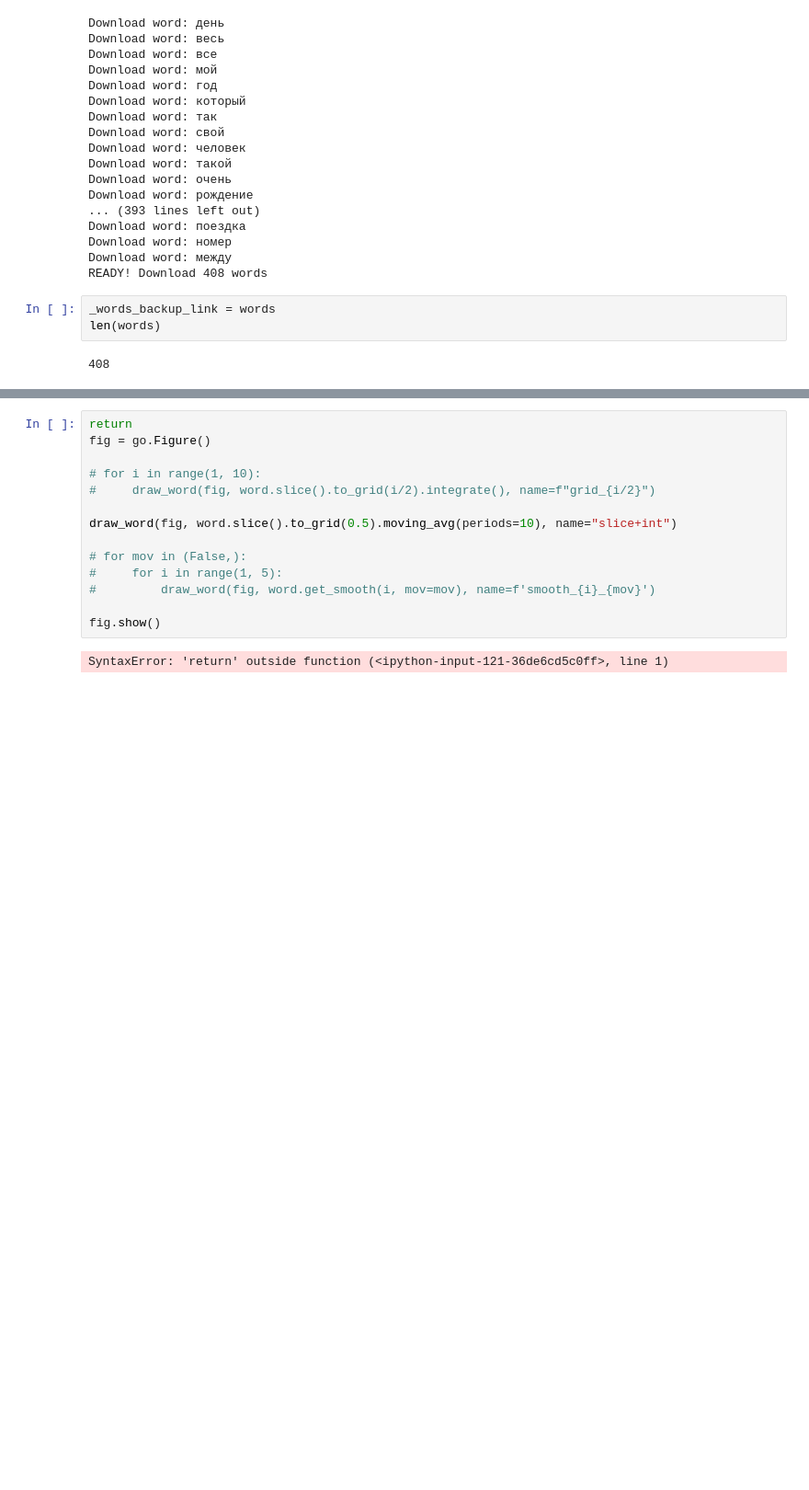
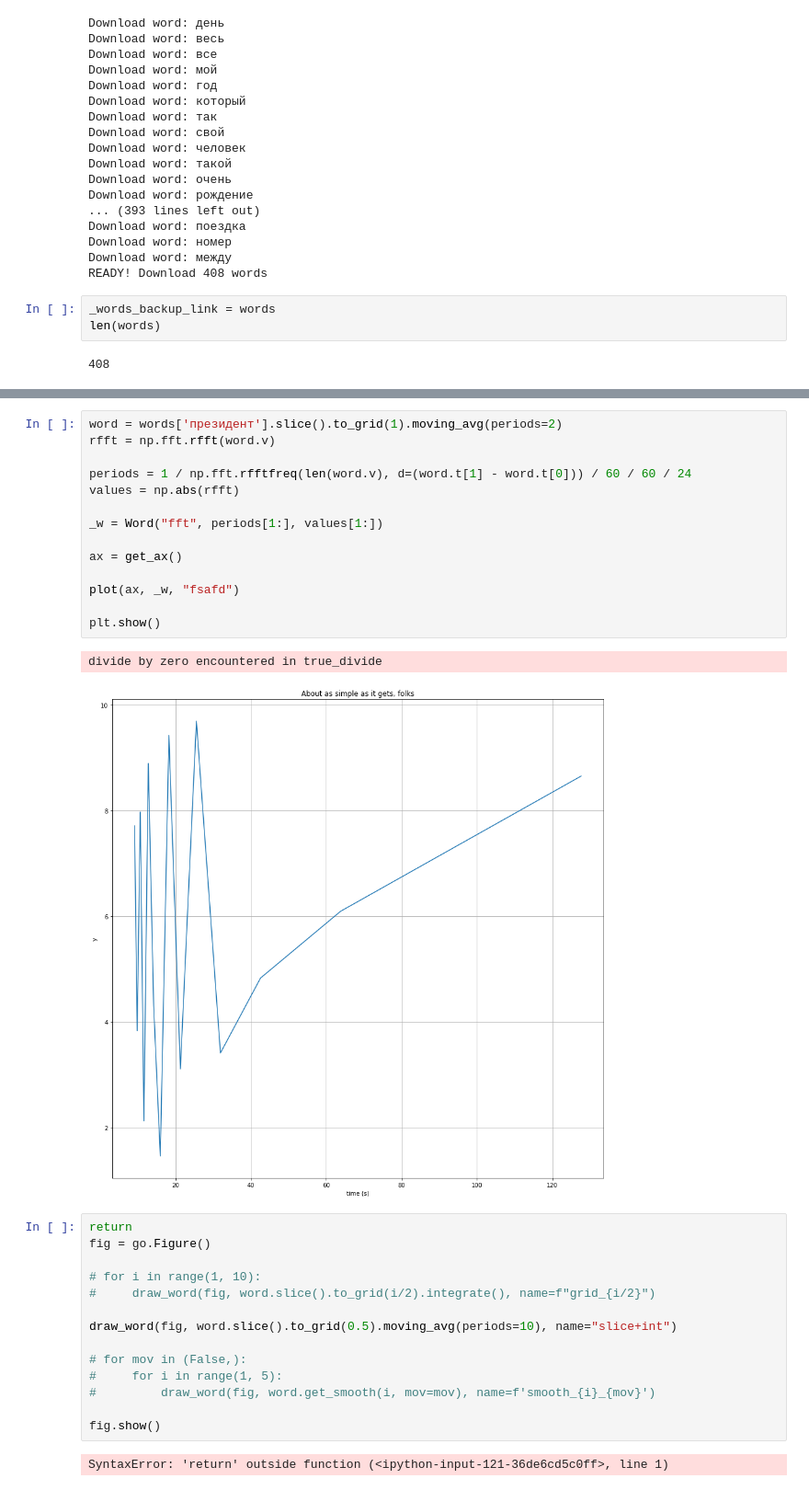
Before and after one commit to AzaubaevViktor/vk_grabber, a Jupyter notebook: word_downloader.ipynb, the cells around one changed output, grey strips where cells are left out. Shown at 92% size. Saved outputs shown, nothing was run; the diff lists cells and outputs as text; blank space fills up the shorter version.

```diff
--- a/word_downloader.ipynb
+++ b/word_downloader.ipynb
@@ -244,3 +253,20 @@ plt.show()
+# %%
+word = words['президент'].slice().to_grid(1).moving_avg(periods=2)
+rfft = np.fft.rfft(word.v)
+
+periods = 1 / np.fft.rfftfreq(len(word.v), d=(word.t[1] - word.t[0])) / 60 / 60 / 24
+values = np.abs(rfft)
+
+_w = Word("fft", periods[1:], values[1:])
+
+ax = get_ax()
+
+plot(ax, _w, "fsafd")
+
+plt.show()
+# %% [output]
+divide by zero encountered in true_divide
+[figure, added]
 # %%
 return
 fig = go.Figure()
```
Also changed, not shown: parts of 2 cells of this notebook.
